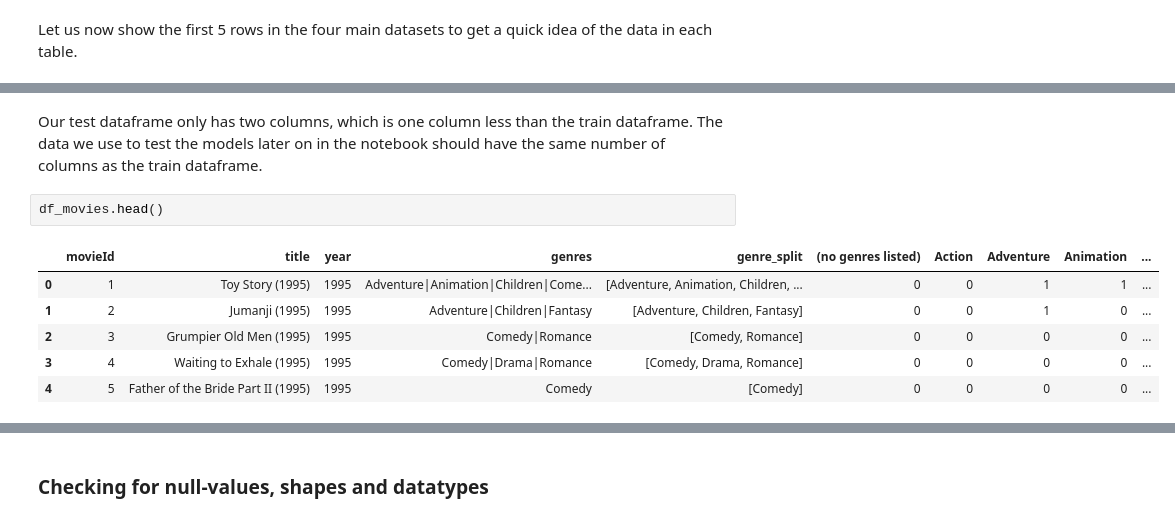
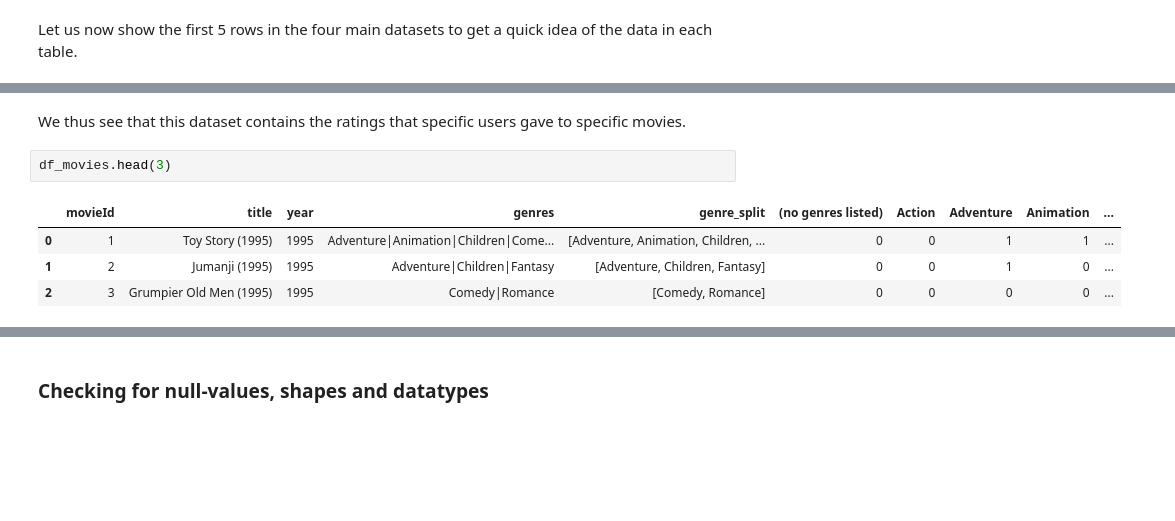
Before and after one commit to stanjaak123/Netflix-Recommender-using-Unsupervised-Machine-Learning-Clustering-, a Jupyter notebook: Netflix Recommender System.ipynb, the cells around one changed output, grey strips where cells are left out. Saved outputs shown, nothing was run; the diff lists cells and outputs as text; blank space fills up the shorter version.

```diff
--- a/Netflix Recommender System.ipynb
+++ b/Netflix Recommender System.ipynb
@@ -330,11 +312,9 @@ df_test.head()
-# %% [markdown]
-Our test dataframe only has two columns, which is one column less than the train dataframe. The data we use to test the models later on in the notebook should have the same number of columns as the train dataframe.
+# %% [markdown]
+We thus see that this dataset contains the ratings that specific users gave to specific movies.
 # %%
-df_movies.head()
+df_movies.head(3)
 # %% [output]
 |  | movieId | title | year | genres | genre_split | (no genres listed) | Action | Adventure | Animation | ... |
 | 0 | 1 | Toy Story (1995) | 1995 | Adventure|Animation|Children|Come... | [Adventure, Animation, Children, ... | 0 | 0 | 1 | 1 | ... |
 | 1 | 2 | Jumanji (1995) | 1995 | Adventure|Children|Fantasy | [Adventure, Children, Fantasy] | 0 | 0 | 1 | 0 | ... |
 | 2 | 3 | Grumpier Old Men (1995) | 1995 | Comedy|Romance | [Comedy, Romance] | 0 | 0 | 0 | 0 | ... |
-| 3 | 4 | Waiting to Exhale (1995) | 1995 | Comedy|Drama|Romance | [Comedy, Drama, Romance] | 0 | 0 | 0 | 0 | ... |
-| 4 | 5 | Father of the Bride Part II (1995) | 1995 | Comedy | [Comedy] | 0 | 0 | 0 | 0 | ... |
```
Also changed, not shown: parts of 87 cells of this notebook.
